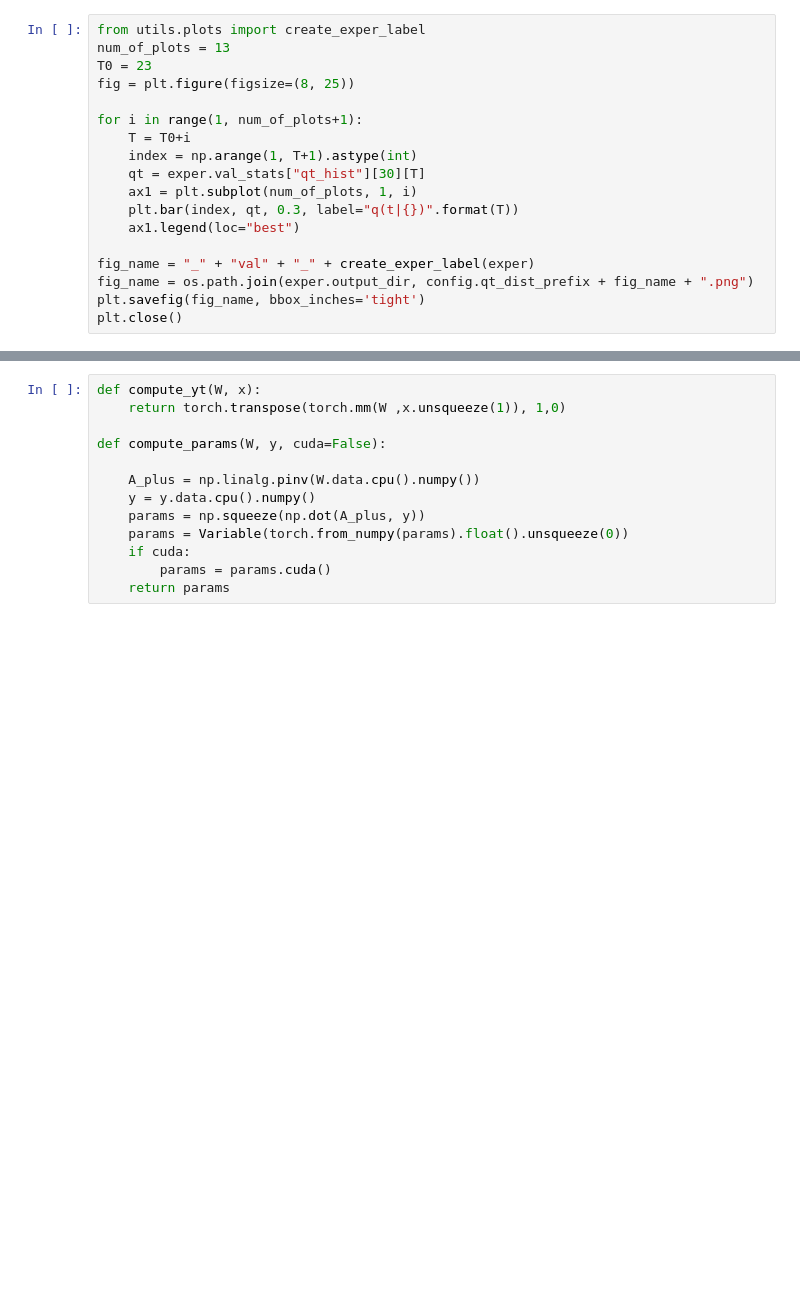
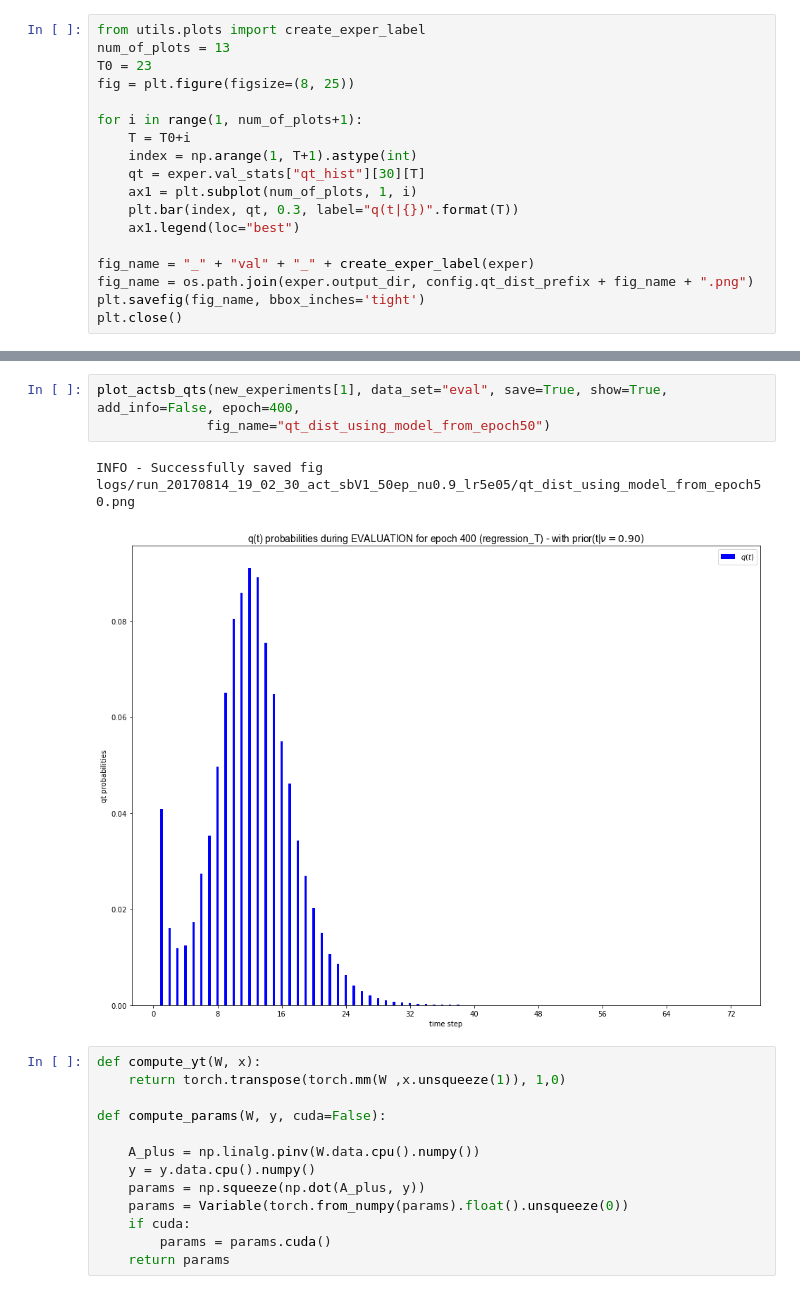
Before and after one commit to toologicbv/meta_learner, a Jupyter notebook: regressionT_results_actsb_1.ipynb, the cells around one changed output, grey strips where cells are left out. Drawn from its saved outputs; the diff is of its cells as text; blank space fills up the shorter version.

```diff
--- a/regressionT_results_actsb_1.ipynb
+++ b/regressionT_results_actsb_1.ipynb
@@ -294,3 +258,9 @@ plot_qt_mode_hist(new_experiments[1], do_save=False, do_show=True, add_info=True
+# %%
+plot_actsb_qts(new_experiments[1], data_set="eval", save=True, show=True, add_info=False, epoch=400,
+              fig_name="qt_dist_using_model_from_epoch50")
+# %% [output]
+INFO - Successfully saved fig logs/run_20170814_19_02_30_act_sbV1_50ep_nu0.9_lr5e05/qt_dist_using_model_from_epoch50.png
+[figure, added]
 # %%
 def compute_yt(W, x):
     return torch.transpose(torch.mm(W ,x.unsqueeze(1)), 1,0)
```
Also changed, not shown: parts of 7 cells of this notebook, 5 other files.
